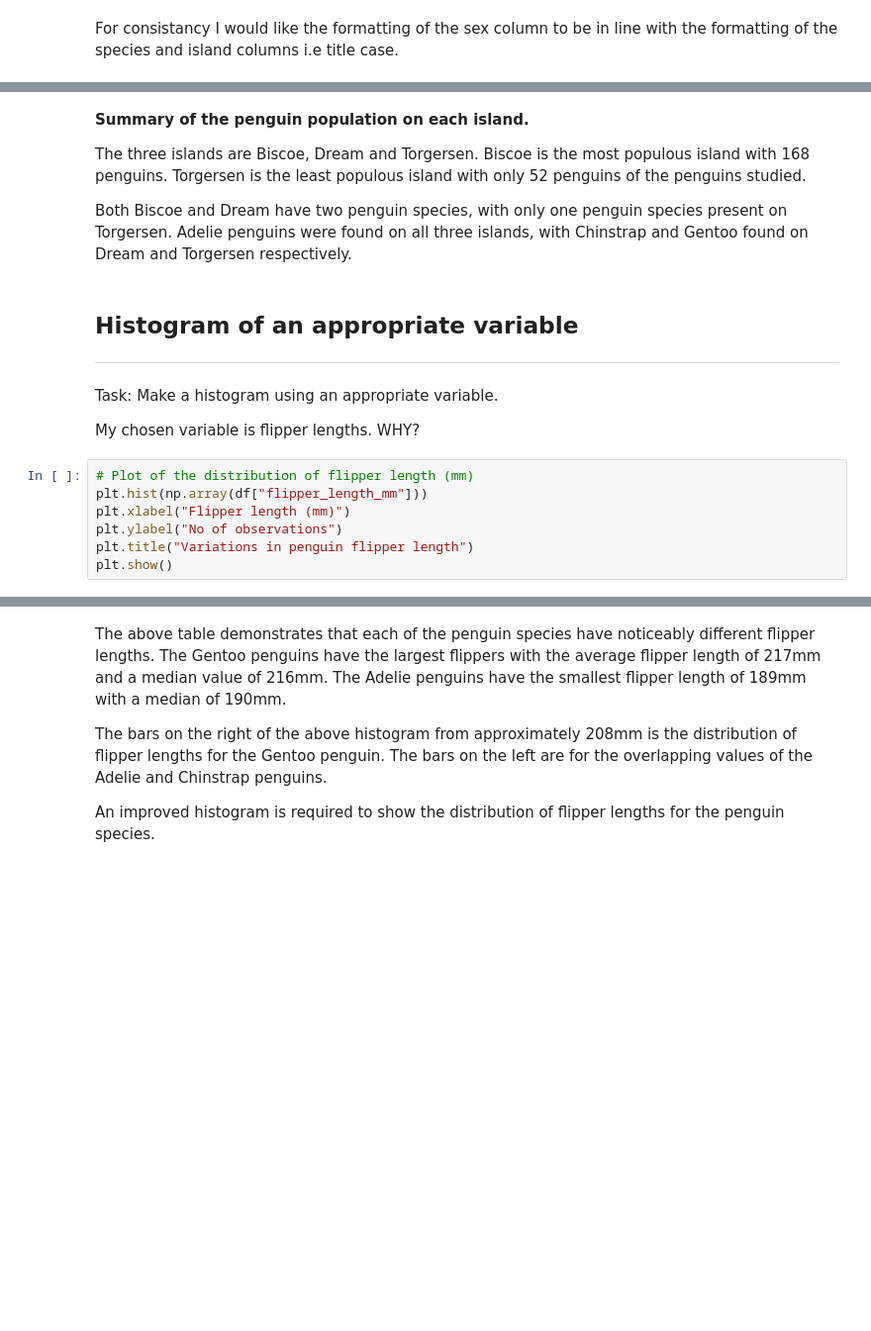
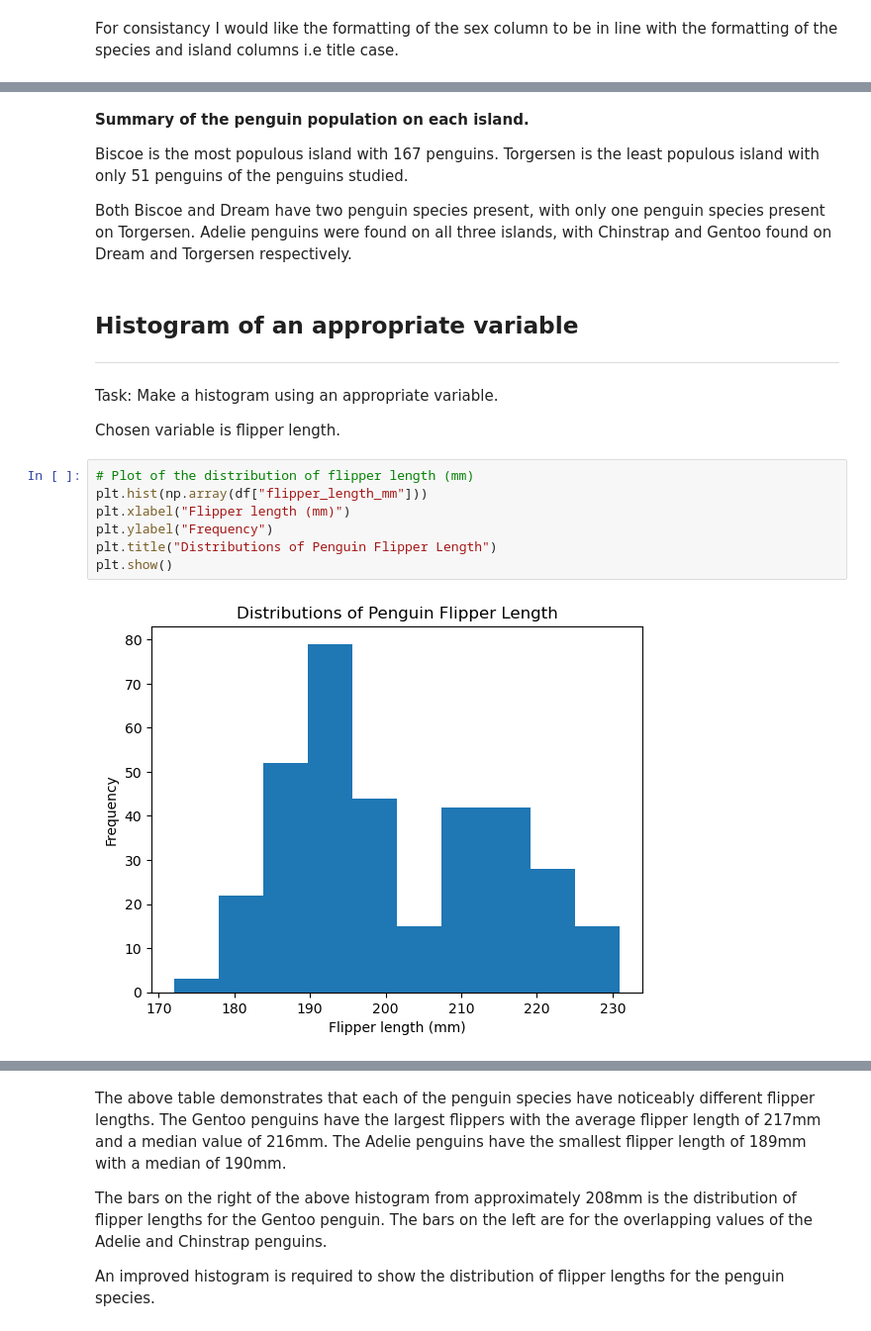
Before and after one commit to IreneKilgannon/DataAnalytics, a Jupyter notebook: penguins.ipynb, the cells around one changed output, grey strips where cells are left out. Shown: that part at 99% size. Cells and saved outputs as stored; diff of their text form; blank space fills up the shorter version.

```diff
--- a/penguins.ipynb
+++ b/penguins.ipynb
@@ -337,22 +436,24 @@ plt.show()
 # %% [markdown]
 __Summary of the penguin population on each island.__
 
-The three islands are Biscoe, Dream and Torgersen. Biscoe is the most populous island with 168 penguins. Torgersen is the least populous island with only 52 penguins of the penguins studied.
+Biscoe is the most populous island with 167 penguins. Torgersen is the least populous island with only 51 penguins of the penguins studied.
 
-Both Biscoe and Dream have two penguin species, with only one penguin species present on Torgersen. Adelie penguins were found on all three islands, with Chinstrap and Gentoo found on Dream and Torgersen respectively.
+Both Biscoe and Dream have two penguin species present, with only one penguin species present on Torgersen. Adelie penguins were found on all three islands, with Chinstrap and Gentoo found on Dream and Torgersen respectively.
 # %% [markdown]
 ## Histogram of an appropriate variable
 ***
 Task: Make a histogram using an appropriate variable.
 
-My chosen variable is flipper lengths. WHY?
+Chosen variable is flipper length.
 # %%
 # Plot of the distribution of flipper length (mm)
 plt.hist(np.array(df["flipper_length_mm"]))
 plt.xlabel("Flipper length (mm)")
-plt.ylabel("No of observations")
-plt.title("Variations in penguin flipper length")
+plt.ylabel("Frequency")
+plt.title("Distributions of Penguin Flipper Length")
 plt.show()
+# %% [output]
+[figure, added]
 # %% [markdown]
 The histogram would be expected to have a normal curve distribution but as we can see it doesn't and has a very unusual shape. Further analysis is required to explain the shape of the histogram.
 
```
Also changed, not shown: parts of 81 cells of this notebook.
